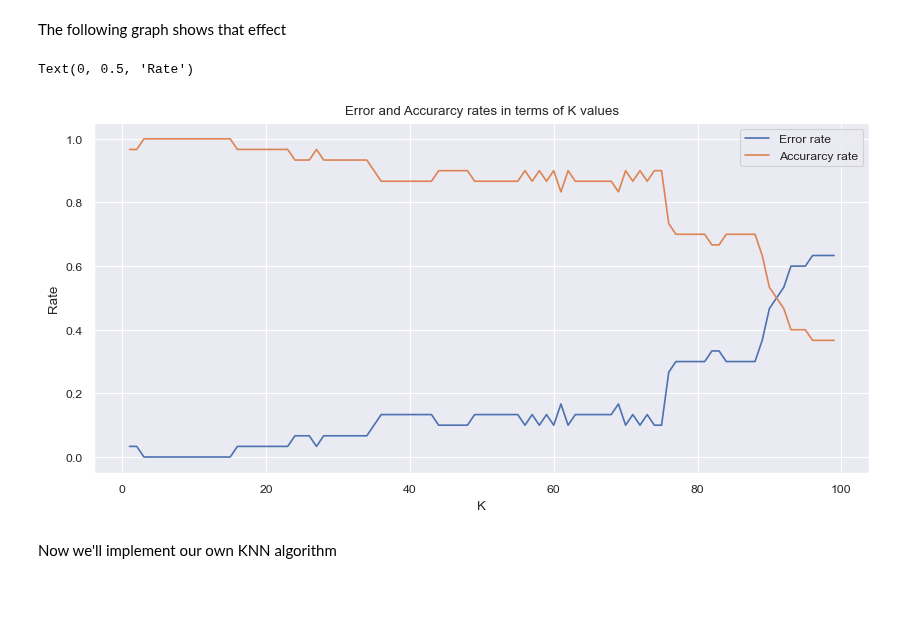
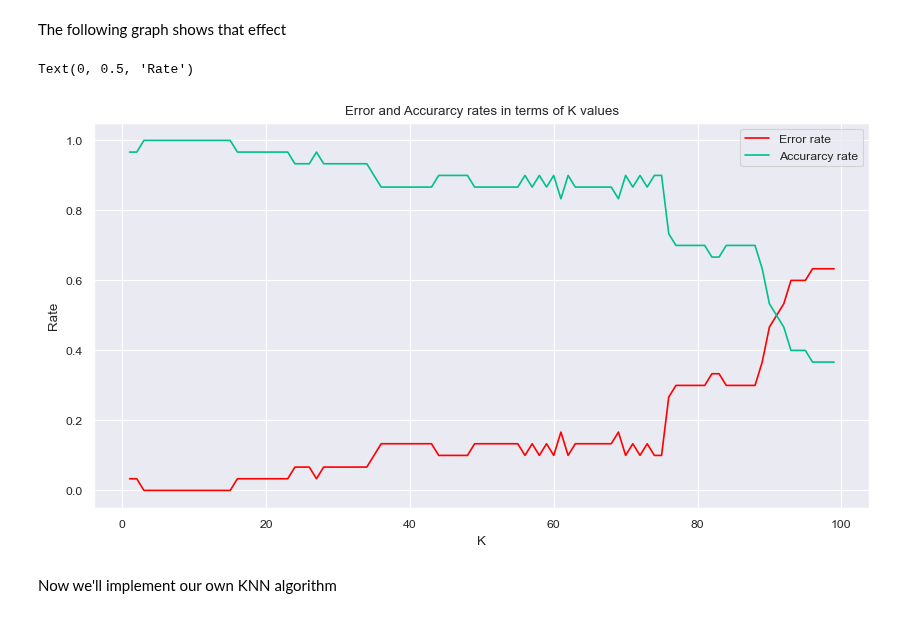
Before and after one commit to Feriel080/fdmia, a Jupyter notebook: knn_kmeans/knn_algorithm.ipynb, the cells around one changed output. Cells and saved outputs as stored; diff of their text form; code cells hidden in the pictures.

```diff
--- a/knn_kmeans/knn_algorithm.ipynb
+++ b/knn_kmeans/knn_algorithm.ipynb
@@ -99,19 +99,18 @@ The following graph shows that effect
 # %%
 import matplotlib.pyplot as plt
 
-plt.figure(figsize=(10,10))
+plt.figure(figsize=(10,5))
 sns.set_theme('paper','darkgrid')
 
-# The error rate plot
-plt.subplot(2,1,1)
-plt.plot(k_range,error_rate, k_range,accurarcy_rate)
+plt.plot(k_range,error_rate, color='#ff0101')
+plt.plot(k_range,accurarcy_rate, color='#00c08d')
 plt.legend(['Error rate', 'Accurarcy rate'])
 plt.title("Error and Accurarcy rates in terms of K values")
 plt.xlabel('K')
 plt.ylabel("Rate")
 # %% [output]
 Text(0, 0.5, 'Rate')
-[figure, old version]
+[figure, new version]
 # %% [markdown]
 Now we'll implement our own KNN algorithm
 # %%
```
